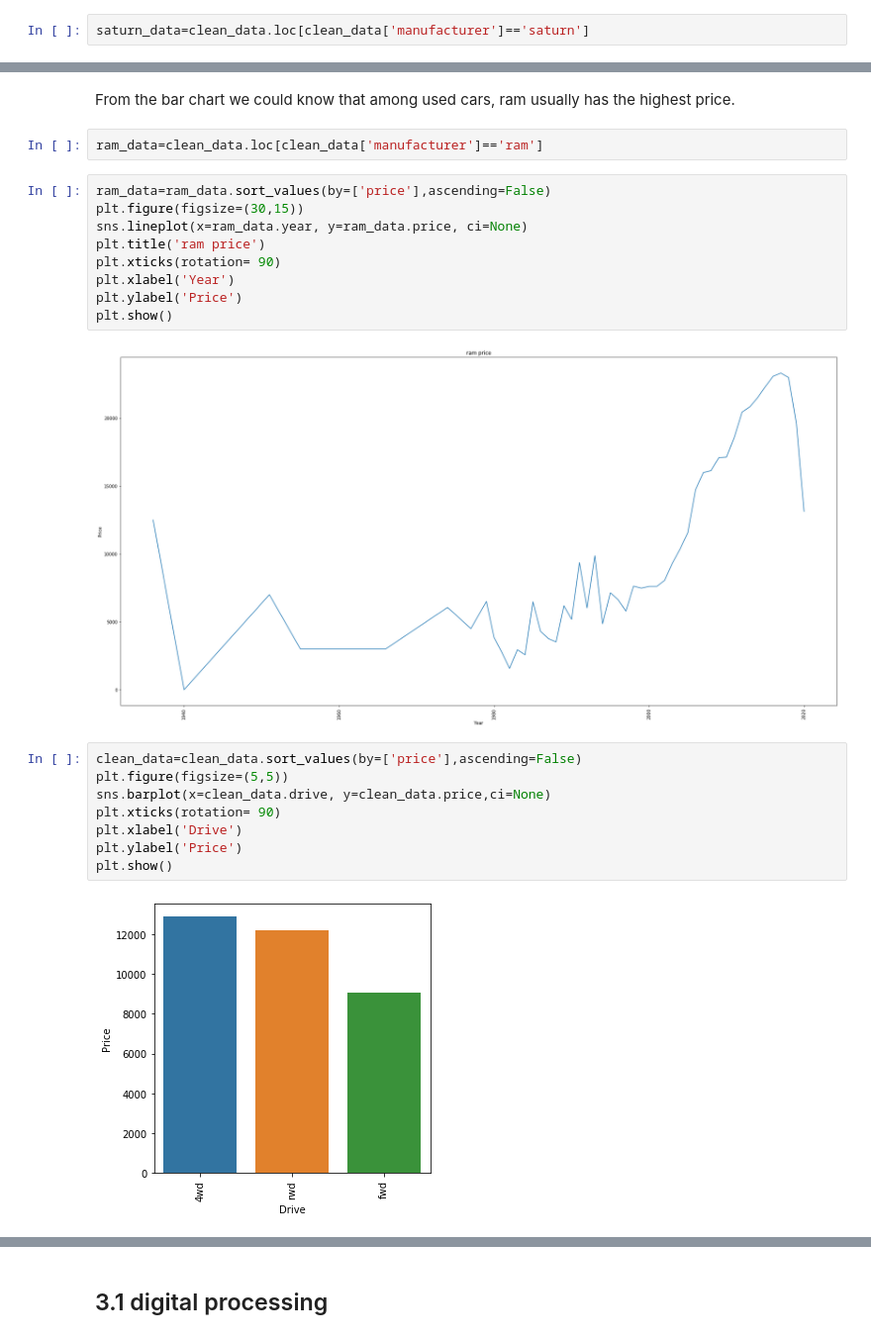
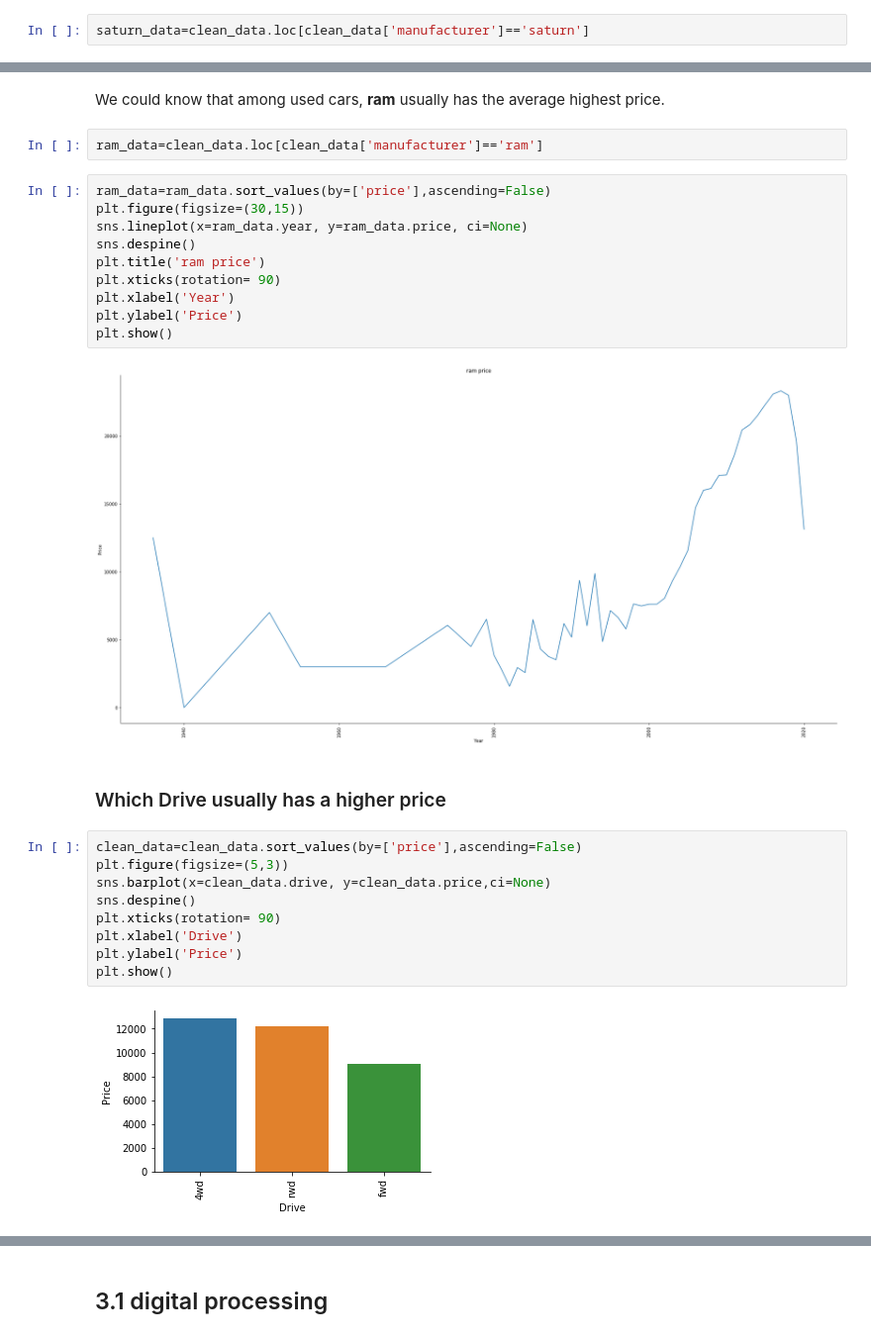
Before and after one commit to fysophia0302/Capstone-Projects-1, a Jupyter notebook: data_usedcar.ipynb, the cells around one changed output, grey strips where cells are left out. Shown: that part at 99% size. Saved outputs shown, nothing was run; the diff lists cells and outputs as text.

```diff
--- a/data_usedcar.ipynb
+++ b/data_usedcar.ipynb
@@ -300,25 +307,29 @@ plt.show()
 # %% [markdown]
-From the bar chart we could know that among used cars, ram usually has the highest price.
+We could know that among used cars, **ram** usually has the average highest price.
 # %%
 ram_data=clean_data.loc[clean_data['manufacturer']=='ram']
 # %%
 ram_data=ram_data.sort_values(by=['price'],ascending=False)
 plt.figure(figsize=(30,15))
 sns.lineplot(x=ram_data.year, y=ram_data.price, ci=None)
+sns.despine()
 plt.title('ram price')
 plt.xticks(rotation= 90)
 plt.xlabel('Year')
 plt.ylabel('Price')
 plt.show()
 # %% [output]
-[figure, old version]
+[figure, new version]
+# %% [markdown]
+### Which Drive usually has a higher price
 # %%
 clean_data=clean_data.sort_values(by=['price'],ascending=False)
-plt.figure(figsize=(5,5))
+plt.figure(figsize=(5,3))
 sns.barplot(x=clean_data.drive, y=clean_data.price,ci=None)
+sns.despine()
 plt.xticks(rotation= 90)
 plt.xlabel('Drive')
 plt.ylabel('Price')
 plt.show()
 # %% [output]
-[figure, old version]
+[figure, new version]
```
Also changed, not shown: parts of 20 cells of this notebook.
